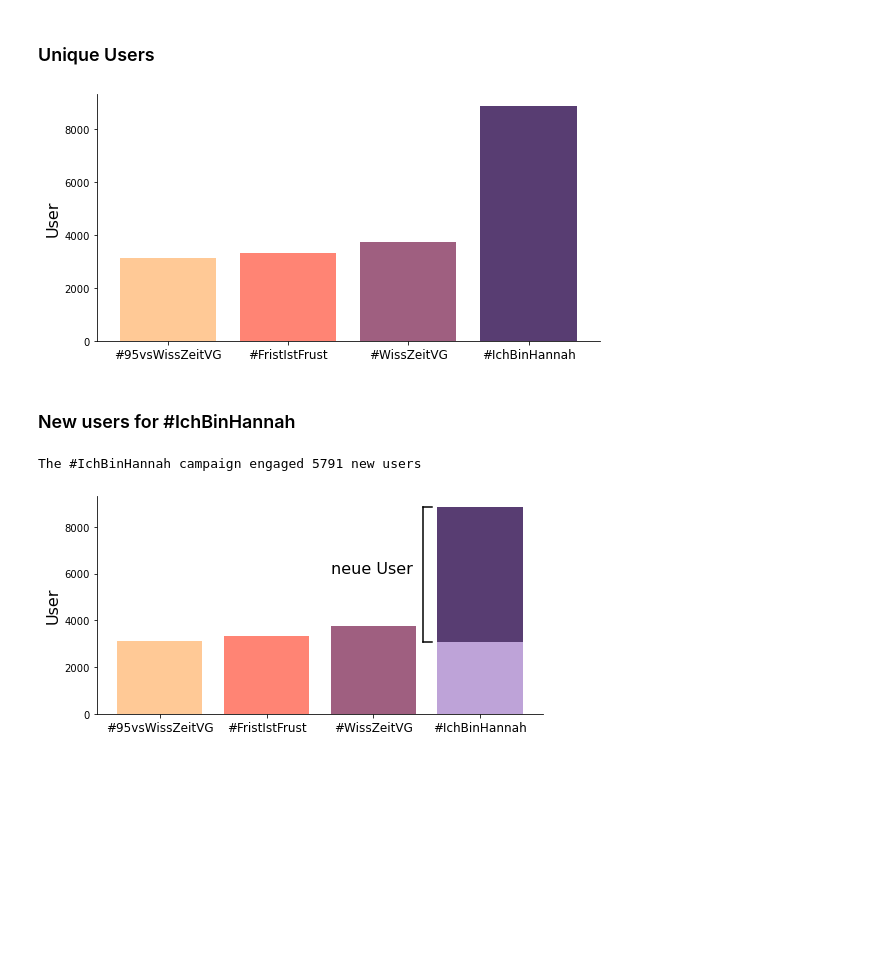
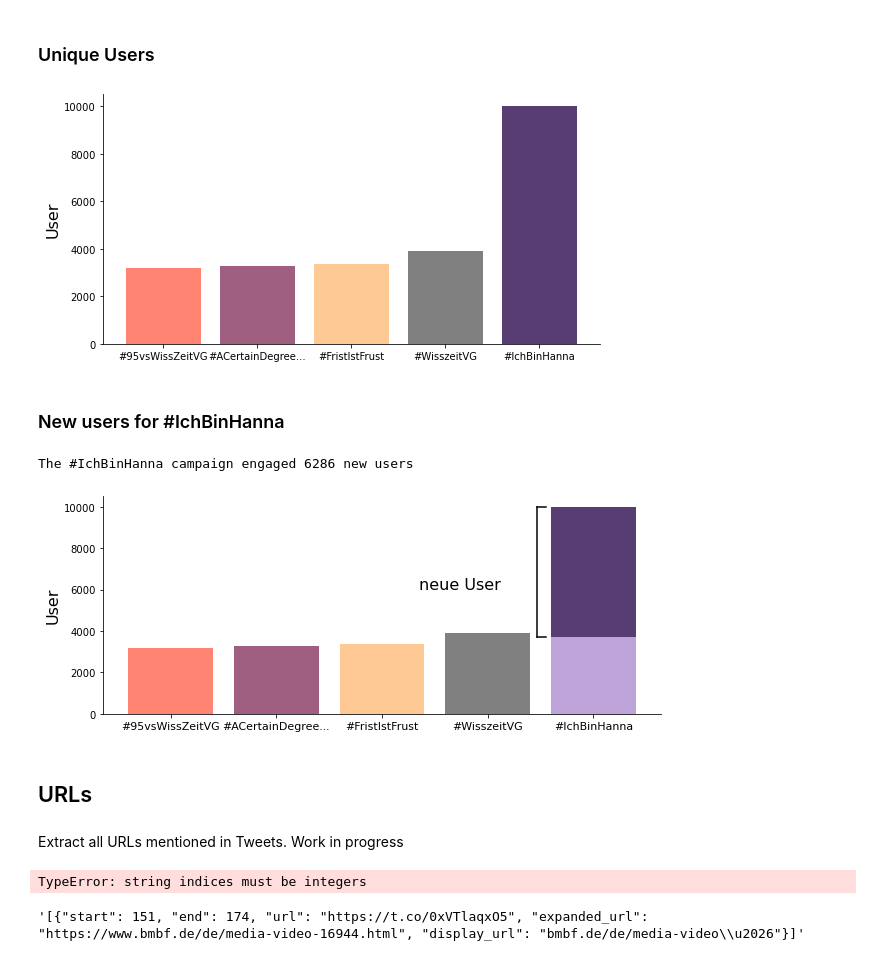
Before and after one commit to LaserStefan/IchbinHanna, a Jupyter notebook: code/analyze_tweets.ipynb, the cells around one changed output. Drawn from its saved outputs; the diff is of its cells as text; code cells hidden in the pictures; blank space fills up the shorter version.

Commit message:
data update up to june 15, 2021. Renamed #IchBinHannah to #IchBinHanna, since that seems to be the more common hashtag

```diff
--- a/code/analyze_tweets.ipynb
+++ b/code/analyze_tweets.ipynb
@@ -106,17 +122,22 @@ N_authors = pd.DataFrame({'hashtag':['#{}'.format(h) for h in hashtags],
     .sort_values(by='N_authors')
 # %%
 fig, ax = plt.subplots(figsize=(8, 4))
+colors = ['#ff8474', '#9f5f80', '#ffc996', 'grey', '#583d72']
 ax.bar(N_authors['hashtag'], N_authors['N_authors'], color=colors)
 ax.spines['right'].set_visible(False)
 ax.spines['top'].set_visible(False)
 ax.set_ylabel('User', fontsize=16)
-ax.tick_params(axis='x', labelsize=12)
+ax.set_xticks(range(5))
+ax.set_xticklabels(['#95vsWissZeitVG', '#ACertainDegree...', '#FristIstFrust',
+                    '#WisszeitVG', '#IchBinHanna'])
+ax.tick_params(axis='x', labelsize=10)
 fig.tight_layout()
 plt.savefig('../plots/unique_users.png', dpi=300)
+plt.savefig('../plots/unique_users.svg')
 # %% [output]
-[figure, old version]
+[figure, new version]
 # %% [markdown]
-### New users for #IchBinHannah
+### New users for #IchBinHanna
 # %%
 users_95WissZeitVG = set(pd.read_csv(join(src, '{}.csv'.format('95vsWissZeitVG')),
                         low_memory=False).dropna(subset=['author_id'])['author_id'].unique())
@@ -124,36 +145,46 @@ users_FristIstFrust = set(pd.read_csv(join(src, '{}.csv'.format('FristIstFrust')
                         low_memory=False).dropna(subset=['author_id'])['author_id'].unique())
 users_WissZeitVG = set(pd.read_csv(join(src, '{}.csv'.format('WissZeitVG')),
                         low_memory=False).dropna(subset=['author_id'])['author_id'].unique())
-users_IchBinHannah = set(pd.read_csv(join(src, '{}.csv'.format('IchBinHannah')),
+users_ACertainDegree = set(pd.read_csv(join(src, '{}.csv'.format('ACertainDegreeOfFlexibility')),
                         low_memory=False).dropna(subset=['author_id'])['author_id'].unique())
+users_IchBinHanna = set(pd.read_csv(join(src, '{}.csv'.format('IchBinHanna')),
+                        low_memory=False).dropna(subset=['author_id'])['author_id'].unique())
 # %%
-old_users = users_95WissZeitVG.union(users_FristIstFrust).union(users_WissZeitVG)
+old_users = users_95WissZeitVG.union(users_FristIstFrust).union(users_WissZeitVG).union(users_ACertainDegree)
 # %%
-shared_users = users_IchBinHannah.intersection(old_users)
-new_users = users_IchBinHannah - old_users
+shared_users = users_IchBinHanna.intersection(old_users)
+new_users = users_IchBinHanna - old_users
 # %%
-print('The #IchBinHannah campaign engaged {} new users'.format(len(new_users)))
+print('The #IchBinHanna campaign engaged {} new users'.format(len(new_users)))
 # %% [output]
-The #IchBinHannah campaign engaged 5791 new users
+The #IchBinHanna campaign engaged 6286 new users
 # %%
-fig, ax = plt.subplots(figsize=(8, 4))
-colors_mod = ['#ffc996', '#ff8474', '#9f5f80', '#BEA3D8']
-N_old_users = [0, 0, 0, len(shared_users)]
+fig, ax = plt.subplots(figsize=(10, 4))
+colors_mod = ['#ff8474', '#9f5f80', '#ffc996', 'grey', '#BEA3D8']
+N_old_users = [0, 0, 0, 0, len(shared_users)]
 
-N_authors['new_users'] = list(N_authors.iloc[0:3]['N_authors']) + \
-        [len(users_IchBinHannah) - len(shared_users)]
+N_authors['new_users'] = list(N_authors.iloc[0:4]['N_authors']) + \
+        [len(users_IchBinHanna) - len(shared_users)]
 ax.bar(N_authors['hashtag'], N_old_users, color=colors_mod)
 ax.bar(N_authors['hashtag'], N_authors['new_users'],
        bottom=N_old_users, color=colors)
 
 ax.spines['right'].set_visible(False)
 ax.spines['top'].set_visible(False)
 ax.set_ylabel('User', fontsize=16)
-ax.tick_params(axis='x', labelsize=12)
-ax.plot([2.47, 2.55], [len(shared_users), len(shared_users)], color='k')
-ax.plot([2.47, 2.55], [len(users_IchBinHannah), len(users_IchBinHannah)], color='k')
-ax.plot([2.47, 2.47], [len(shared_users), len(users_IchBinHannah)], color='k')
-ax.text(1.6, 6000, 'neue User', fontsize=16)
+ax.set_xticks(range(5))
+ax.set_xticklabels(['#95vsWissZeitVG', '#ACertainDegree...', '#FristIstFrust',
+                    '#WisszeitVG', '#IchBinHanna'])
+ax.tick_params(axis='x', labelsize=11)
+ax.plot([3.47, 3.55], [len(shared_users), len(shared_users)], color='k')
+ax.plot([3.47, 3.55], [len(users_IchBinHanna), len(users_IchBinHanna)], color='k')
+ax.plot([3.47, 3.47], [len(shared_users), len(users_IchBinHanna)], color='k')
+ax.text(2.35, 6000, 'neue User', fontsize=16)
 plt.savefig('../plots/unique_users_new_users.png', dpi=300)
+plt.savefig('../plots/unique_users_new_users.svg')
 # %% [output]
-[figure, old version]
+[figure, new version]
+# %% [markdown]
+## URLs
+# %% [markdown]
+Extract all URLs mentioned in Tweets. Work in progress
@@ -159,0 +193,12 @@ plt.savefig('../plots/unique_users_new_users.png', dpi=300)
+# %%
+raw_urls = data['entities.urls'].dropna()
+urls = []
+for row in raw_urls:
+    for entry in row:
+        urls.append(entry['url'])
+# %% [output]
+TypeError: string indices must be integers
+# %%
+row
+# %% [output]
+'[{"start": 151, "end": 174, "url": "https://t.co/0xVTlaqxO5", "expanded_url": "https://www.bmbf.de/de/media-video-16944.html", "display_url": "bmbf.de/de/media-video\\u2026"}]'
```
Also changed, not shown: parts of 12 cells of this notebook, 17 other files.
